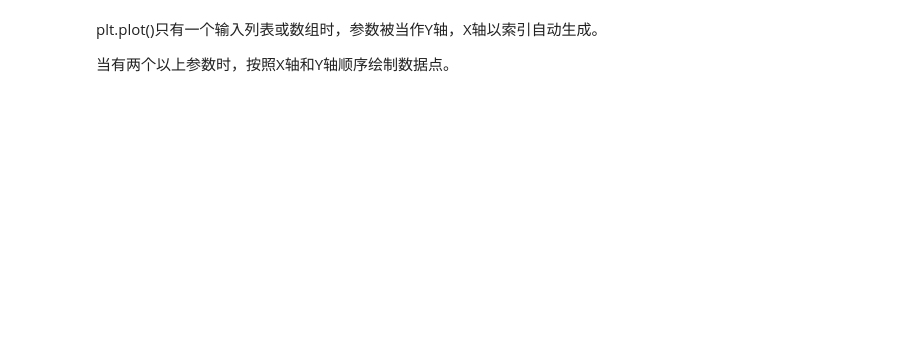
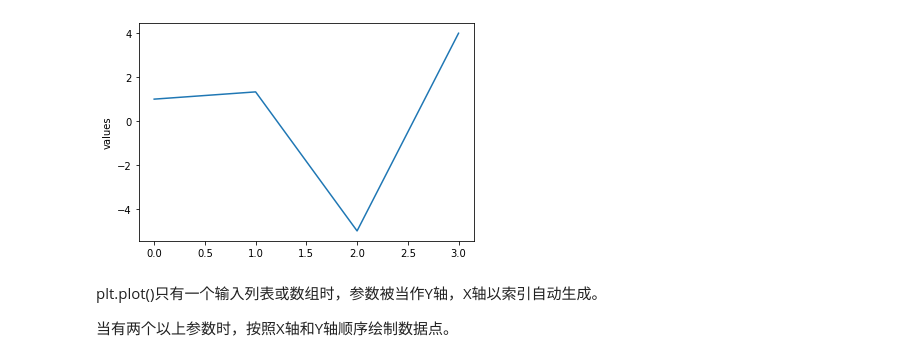
Before and after one commit to CAU-LiuZiyu/Data-Analysis-with-Python, a Jupyter notebook: Lesson_Nine/Data_Analysis_Lesson_Three.ipynb, the cells around one changed output. Drawn from its saved outputs; the diff is of its cells as text; code cells hidden in the pictures; blank space fills up the shorter version.

```diff
--- a/Lesson_Nine/Data_Analysis_Lesson_Three.ipynb
+++ b/Lesson_Nine/Data_Analysis_Lesson_Three.ipynb
@@ -20,11 +37,13 @@ matplotlib.pyplot是绘制各类可视化图形的命令子库，APIs，我们
 # %%
 import numpy as np
+import pandas as pd
 import matplotlib.pyplot as plt   #引入模块
 
-import matplotlib.pyplot as plt
-plt.plot([1, 2, 3, 4])
-plt.ylabel('some numbers')
+plt.plot([1, 1.33, -5, 4])
+plt.ylabel('values')
 plt.show()
+# %% [output]
+[figure, added]
 # %% [markdown]
 plt.plot()只有一个输入列表或数组时，参数被当作Y轴，X轴以索引自动生成。
 
```
Also changed, not shown: parts of 26 cells of this notebook, 4 other files.
